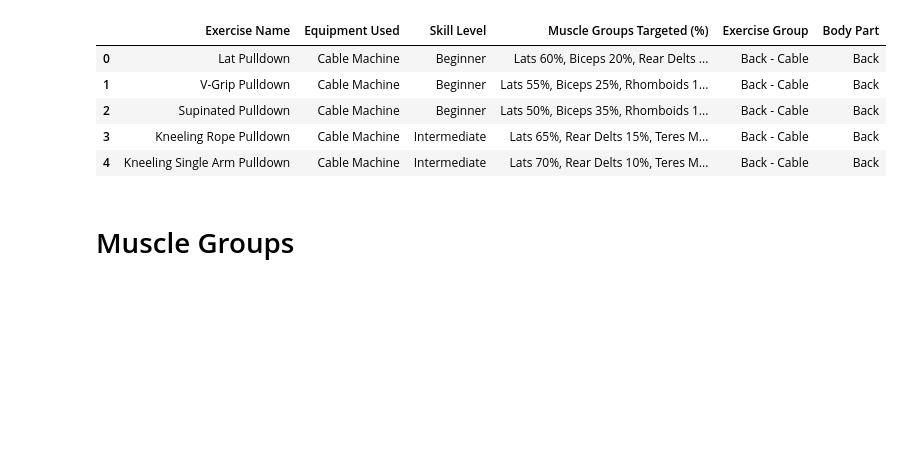
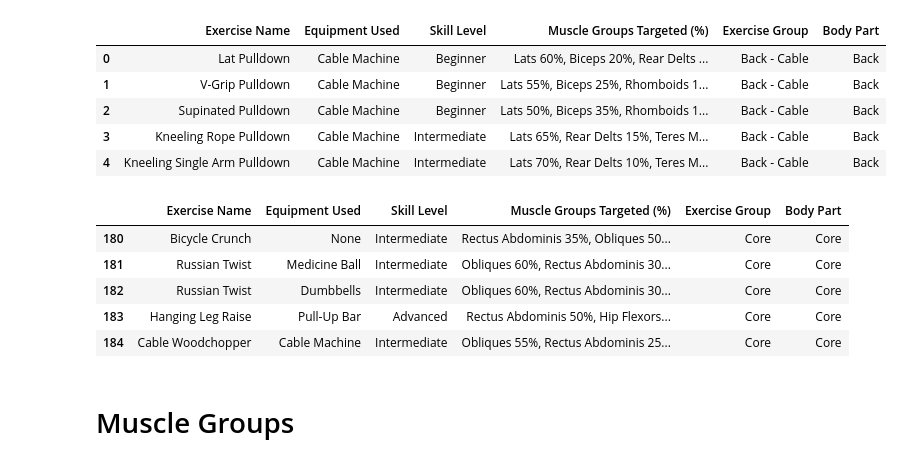
Before and after one commit to EgorProkopov/SculpdAssistant, a Jupyter notebook: notebooks/exercises.ipynb, the cells around one changed output. Cells and saved outputs as stored; diff of their text form; code cells hidden in the pictures; blank space fills up the shorter version.

```diff
--- a/notebooks/exercises.ipynb
+++ b/notebooks/exercises.ipynb
@@ -14,6 +14,15 @@ df.head()
 | 2 | Supinated Pulldown | Cable Machine | Beginner | Lats 50%, Biceps 35%, Rhomboids 1... | Back - Cable | Back |
 | 3 | Kneeling Rope Pulldown | Cable Machine | Intermediate | Lats 65%, Rear Delts 15%, Teres M... | Back - Cable | Back |
 | 4 | Kneeling Single Arm Pulldown | Cable Machine | Intermediate | Lats 70%, Rear Delts 10%, Teres M... | Back - Cable | Back |
+# %%
+df.tail()
+# %% [output]
+|  | Exercise Name | Equipment Used | Skill Level | Muscle Groups Targeted (%) | Exercise Group | Body Part |
+| 180 | Bicycle Crunch | None | Intermediate | Rectus Abdominis 35%, Obliques 50... | Core | Core |
+| 181 | Russian Twist | Medicine Ball | Intermediate | Obliques 60%, Rectus Abdominis 30... | Core | Core |
+| 182 | Russian Twist | Dumbbells | Intermediate | Obliques 60%, Rectus Abdominis 30... | Core | Core |
+| 183 | Hanging Leg Raise | Pull-Up Bar | Advanced | Rectus Abdominis 50%, Hip Flexors... | Core | Core |
+| 184 | Cable Woodchopper | Cable Machine | Intermediate | Obliques 55%, Rectus Abdominis 25... | Core | Core |
 # %% [markdown]
 # Muscle Groups
 # %%
```
Also changed, not shown: parts of 7 cells of this notebook, 7 other files.
